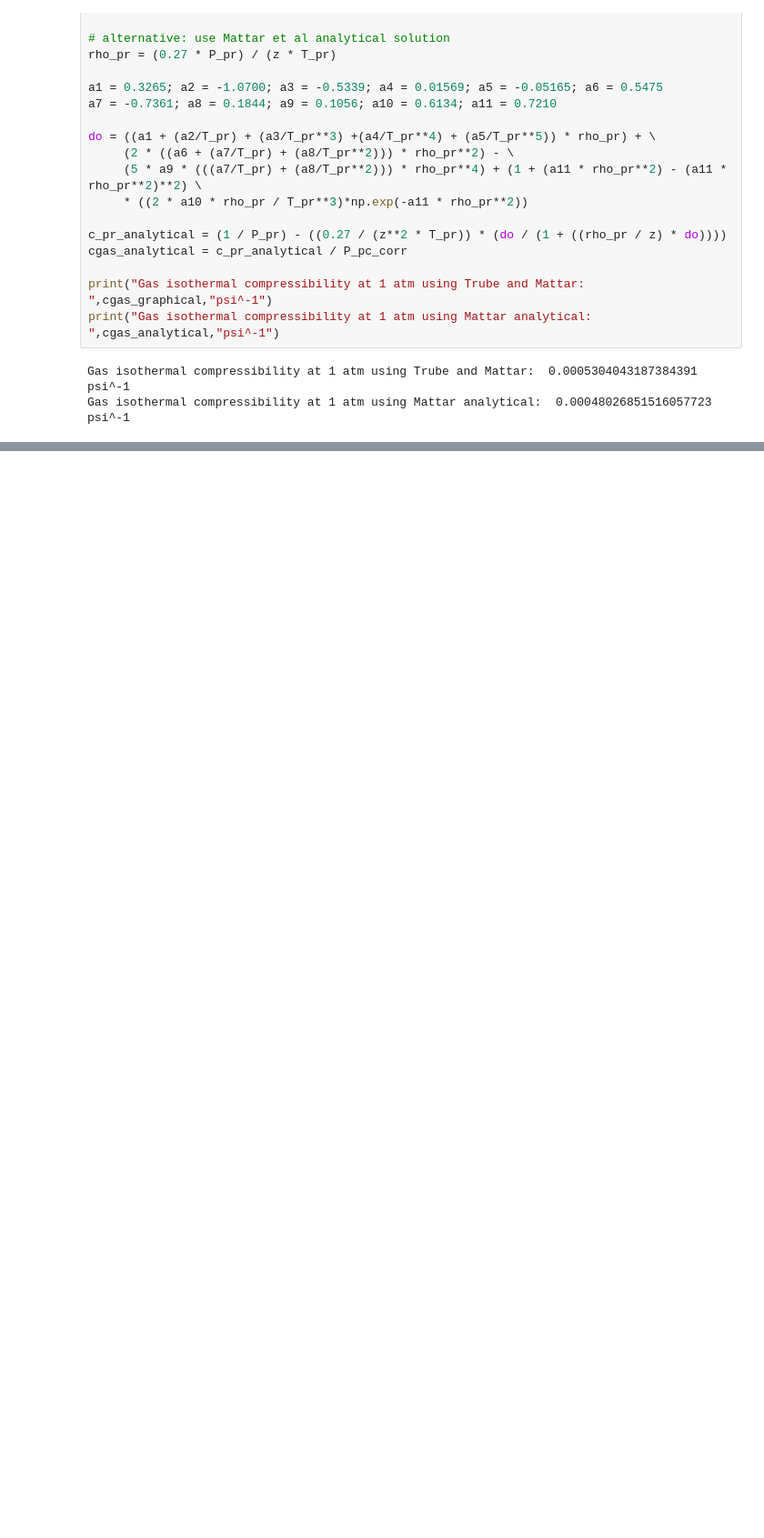
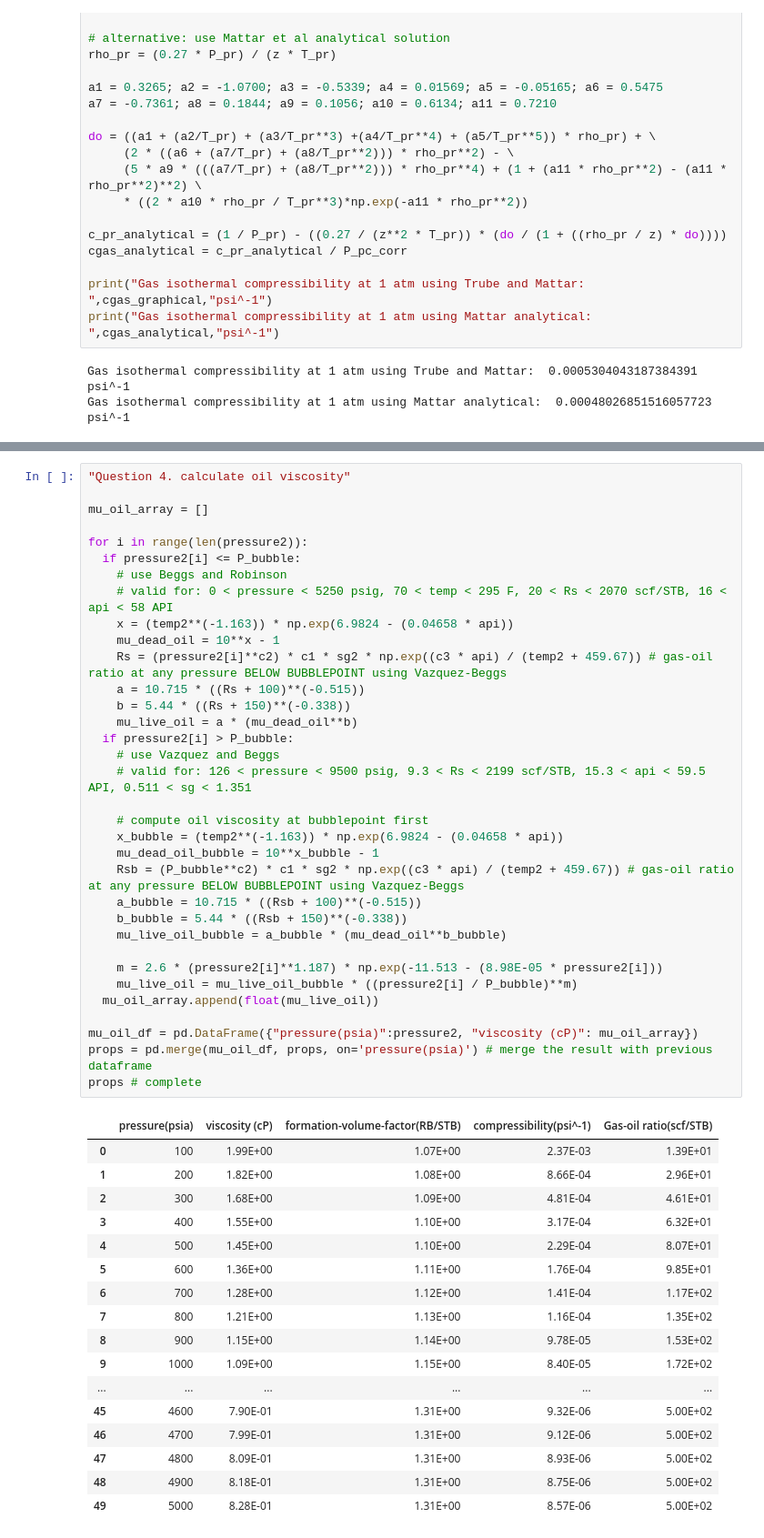
Before and after one commit to yohanesnuwara/reservoir-engineering, a Jupyter notebook: Unit 2 Review of Rock and Fluid Properties/notebook/2_practices.ipynb, the cells around one changed output, grey strips where cells are left out. Shown: that part at 91% size. Drawn from its saved outputs; the diff is of its cells as text; blank space fills up the shorter version.

```diff
--- a/Unit 2 Review of Rock and Fluid Properties/notebook/2_practices.ipynb
+++ b/Unit 2 Review of Rock and Fluid Properties/notebook/2_practices.ipynb
@@ -293,0 +431,52 @@ Gas isothermal compressibility at 1 atm using Mattar analytical:  0.000480268515
+# %%
+"Question 4. calculate oil viscosity"
+
+mu_oil_array = []
+
+for i in range(len(pressure2)):
+  if pressure2[i] <= P_bubble:
+    # use Beggs and Robinson
+    # valid for: 0 < pressure < 5250 psig, 70 < temp < 295 F, 20 < Rs < 2070 scf/STB, 16 < api < 58 API
+    x = (temp2**(-1.163)) * np.exp(6.9824 - (0.04658 * api))
+    mu_dead_oil = 10**x - 1
+    Rs = (pressure2[i]**c2) * c1 * sg2 * np.exp((c3 * api) / (temp2 + 459.67)) # gas-oil ratio at any pressure BELOW BUBBLEPOINT using Vazquez-Beggs
+    a = 10.715 * ((Rs + 100)**(-0.515))
+    b = 5.44 * ((Rs + 150)**(-0.338))
+    mu_live_oil = a * (mu_dead_oil**b)
+  if pressure2[i] > P_bubble:
+    # use Vazquez and Beggs
+    # valid for: 126 < pressure < 9500 psig, 9.3 < Rs < 2199 scf/STB, 15.3 < api < 59.5 API, 0.511 < sg < 1.351
+
+    # compute oil viscosity at bubblepoint first
+    x_bubble = (temp2**(-1.163)) * np.exp(6.9824 - (0.04658 * api))
+    mu_dead_oil_bubble = 10**x_bubble - 1
+    Rsb = (P_bubble**c2) * c1 * sg2 * np.exp((c3 * api) / (temp2 + 459.67)) # gas-oil ratio at any pressure BELOW BUBBLEPOINT using Vazquez-Beggs
+    a_bubble = 10.715 * ((Rsb + 100)**(-0.515))
+    b_bubble = 5.44 * ((Rsb + 150)**(-0.338))
+    mu_live_oil_bubble = a_bubble * (mu_dead_oil**b_bubble)
+
+    m = 2.6 * (pressure2[i]**1.187) * np.exp(-11.513 - (8.98E-05 * pressure2[i]))
+    mu_live_oil = mu_live_oil_bubble * ((pressure2[i] / P_bubble)**m)
+  mu_oil_array.append(float(mu_live_oil))
+
+mu_oil_df = pd.DataFrame({"pressure(psia)":pressure2, "viscosity (cP)": mu_oil_array})
+props = pd.merge(mu_oil_df, props, on='pressure(psia)') # merge the result with previous dataframe
+props # complete
+# %% [output]
+|  | pressure(psia) | viscosity (cP) | formation-volume-factor(RB/STB) | compressibility(psi^-1) | Gas-oil ratio(scf/STB) |
+| 0 | 100 | 1.99E+00 | 1.07E+00 | 2.37E-03 | 1.39E+01 |
+| 1 | 200 | 1.82E+00 | 1.08E+00 | 8.66E-04 | 2.96E+01 |
+| 2 | 300 | 1.68E+00 | 1.09E+00 | 4.81E-04 | 4.61E+01 |
+| 3 | 400 | 1.55E+00 | 1.10E+00 | 3.17E-04 | 6.32E+01 |
+| 4 | 500 | 1.45E+00 | 1.10E+00 | 2.29E-04 | 8.07E+01 |
+| 5 | 600 | 1.36E+00 | 1.11E+00 | 1.76E-04 | 9.85E+01 |
+| 6 | 700 | 1.28E+00 | 1.12E+00 | 1.41E-04 | 1.17E+02 |
+| 7 | 800 | 1.21E+00 | 1.13E+00 | 1.16E-04 | 1.35E+02 |
+| 8 | 900 | 1.15E+00 | 1.14E+00 | 9.78E-05 | 1.53E+02 |
+| 9 | 1000 | 1.09E+00 | 1.15E+00 | 8.40E-05 | 1.72E+02 |
+| ... | ... | ... | ... | ... | ... |
+| 45 | 4600 | 7.90E-01 | 1.31E+00 | 9.32E-06 | 5.00E+02 |
+| 46 | 4700 | 7.99E-01 | 1.31E+00 | 9.12E-06 | 5.00E+02 |
+| 47 | 4800 | 8.09E-01 | 1.31E+00 | 8.93E-06 | 5.00E+02 |
+| 48 | 4900 | 8.18E-01 | 1.31E+00 | 8.75E-06 | 5.00E+02 |
+| 49 | 5000 | 8.28E-01 | 1.31E+00 | 8.57E-06 | 5.00E+02 |
```
Also changed, not shown: parts of 10 cells of this notebook.
